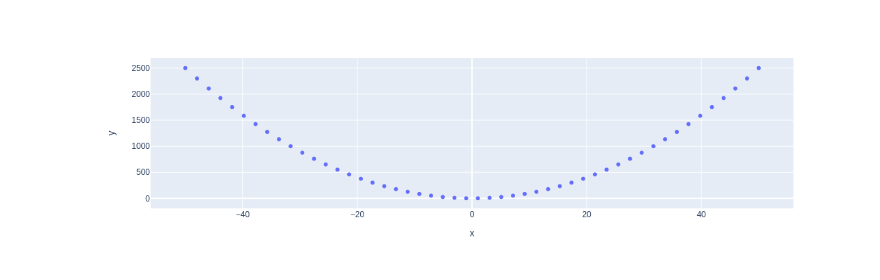
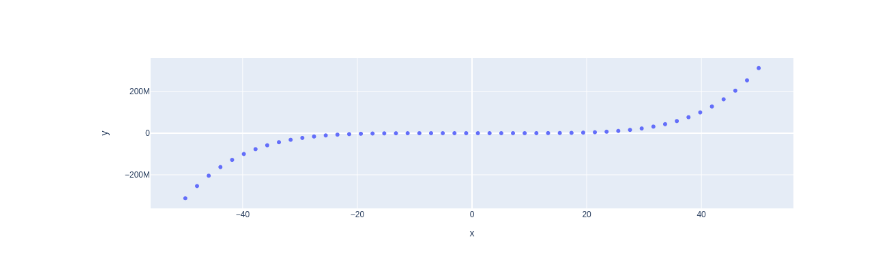
Before and after one commit to pkstaz/my-notebooks-repo, a Jupyter notebook: experiment1.ipynb, the cells around one changed output. Drawn from its saved outputs; the diff is of its cells as text; code cells hidden in the pictures.

```diff
--- a/experiment1.ipynb
+++ b/experiment1.ipynb
@@ -6,7 +6,7 @@ import plotly.express as px
 x = np.linspace(start=-50, stop=50)
 
 # y-axis data points
-y = x ** 2
+y = x ** 5
 
 # define the plot
 fig = px.scatter(x=x, y=y)
@@ -17 +16 @@ fig.show()
-[figure, old version]
+[figure, new version]
```
Also changed, not shown: parts of 1 cell of this notebook.
